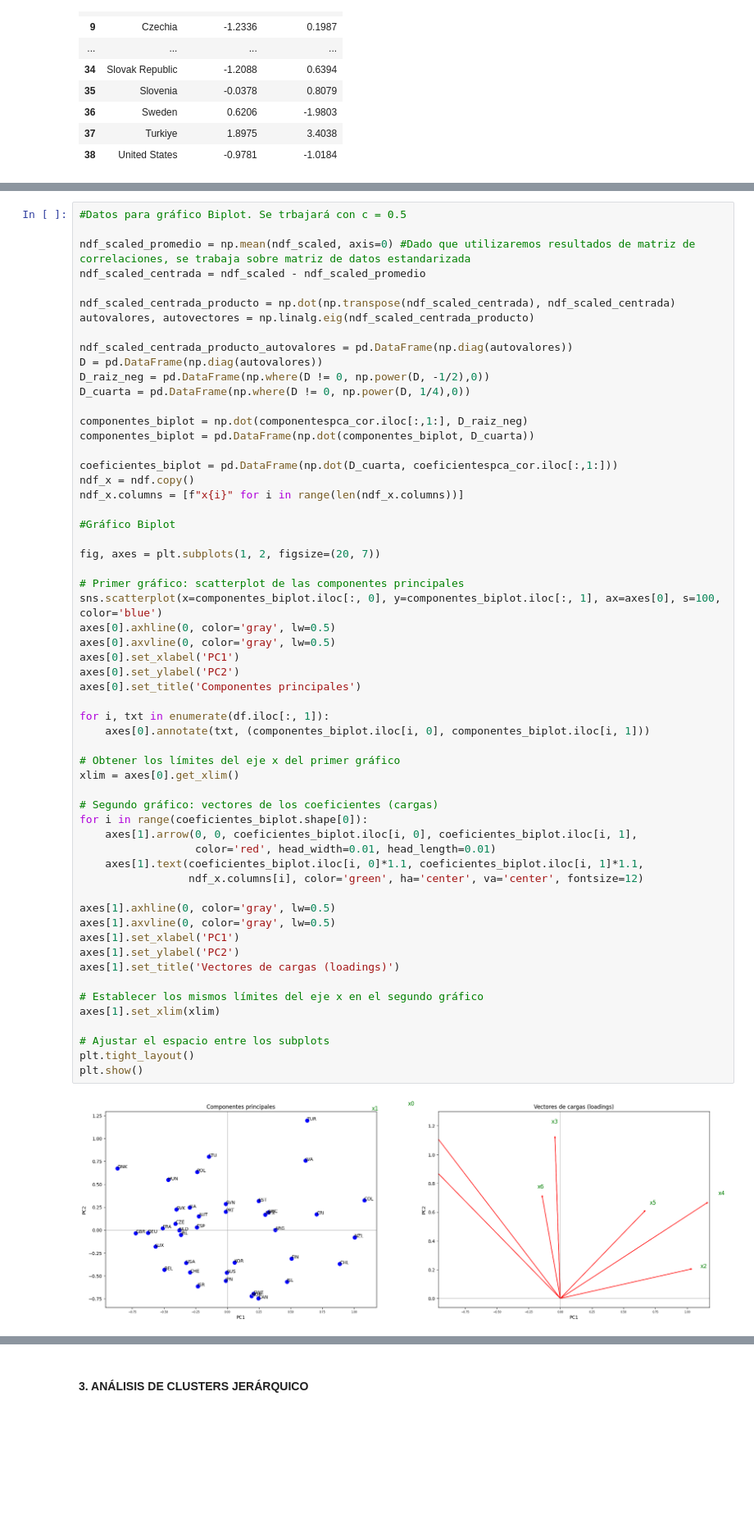
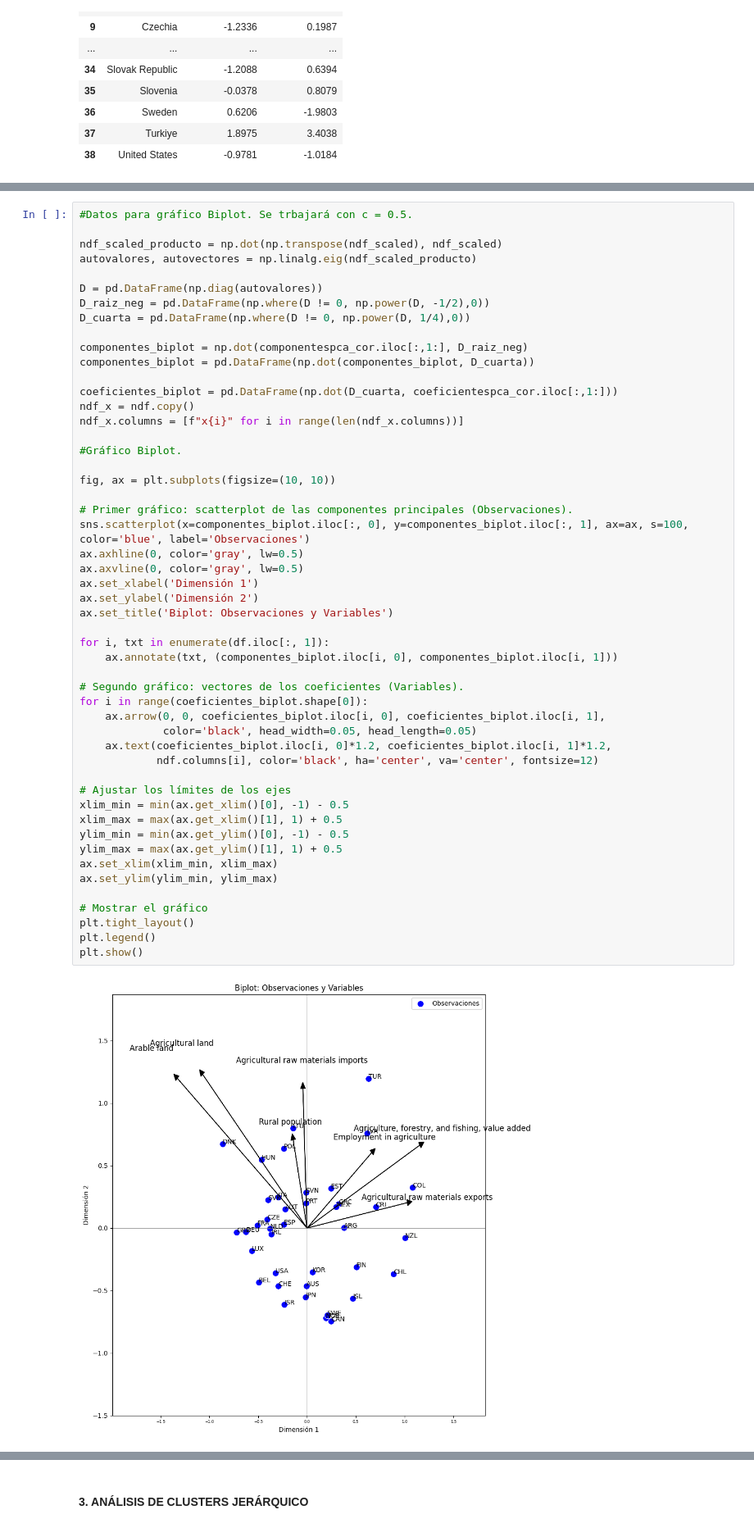
Before and after one commit to DavidGuzzi/MECMT04, a Jupyter notebook: AEM_dignani_guzzi.ipynb, the cells around one changed output, grey strips where cells are left out. Shown at 82% size. Drawn from its saved outputs; the diff is of its cells as text; blank space fills up the shorter version.

```diff
--- a/AEM_dignani_guzzi.ipynb
+++ b/AEM_dignani_guzzi.ipynb
@@ -469,60 +507,53 @@ cor_pca_variables
 # %%
-#Datos para gráfico Biplot. Se trbajará con c = 0.5
+#Datos para gráfico Biplot. Se trbajará con c = 0.5.
 
-ndf_scaled_promedio = np.mean(ndf_scaled, axis=0) #Dado que utilizaremos resultados de matriz de correlaciones, se trabaja sobre matriz de datos estandarizada
-ndf_scaled_centrada = ndf_scaled - ndf_scaled_promedio
+ndf_scaled_producto = np.dot(np.transpose(ndf_scaled), ndf_scaled)
+autovalores, autovectores = np.linalg.eig(ndf_scaled_producto)
 
-ndf_scaled_centrada_producto = np.dot(np.transpose(ndf_scaled_centrada), ndf_scaled_centrada)
-autovalores, autovectores = np.linalg.eig(ndf_scaled_centrada_producto)
-
-ndf_scaled_centrada_producto_autovalores = pd.DataFrame(np.diag(autovalores))
 D = pd.DataFrame(np.diag(autovalores))
 D_raiz_neg = pd.DataFrame(np.where(D != 0, np.power(D, -1/2),0))
 D_cuarta = pd.DataFrame(np.where(D != 0, np.power(D, 1/4),0))
 
 componentes_biplot = np.dot(componentespca_cor.iloc[:,1:], D_raiz_neg)
 componentes_biplot = pd.DataFrame(np.dot(componentes_biplot, D_cuarta))
 
 coeficientes_biplot = pd.DataFrame(np.dot(D_cuarta, coeficientespca_cor.iloc[:,1:]))
 ndf_x = ndf.copy()
 ndf_x.columns = [f"x{i}" for i in range(len(ndf_x.columns))]
 
-#Gráfico Biplot
+#Gráfico Biplot.
 
-fig, axes = plt.subplots(1, 2, figsize=(20, 7))
+fig, ax = plt.subplots(figsize=(10, 10))
 
-# Primer gráfico: scatterplot de las componentes principales
-sns.scatterplot(x=componentes_biplot.iloc[:, 0], y=componentes_biplot.iloc[:, 1], ax=axes[0], s=100, color='blue')
-axes[0].axhline(0, color='gray', lw=0.5)
-axes[0].axvline(0, color='gray', lw=0.5)
-axes[0].set_xlabel('PC1')
-axes[0].set_ylabel('PC2')
-axes[0].set_title('Componentes principales')
+# Primer gráfico: scatterplot de las componentes principales (Observaciones).
+sns.scatterplot(x=componentes_biplot.iloc[:, 0], y=componentes_biplot.iloc[:, 1], ax=ax, s=100, color='blue', label='Observaciones')
+ax.axhline(0, color='gray', lw=0.5)
+ax.axvline(0, color='gray', lw=0.5)
+ax.set_xlabel('Dimensión 1')
+ax.set_ylabel('Dimensión 2')
+ax.set_title('Biplot: Observaciones y Variables')
 
 for i, txt in enumerate(df.iloc[:, 1]):
-    axes[0].annotate(txt, (componentes_biplot.iloc[i, 0], componentes_biplot.iloc[i, 1]))
+    ax.annotate(txt, (componentes_biplot.iloc[i, 0], componentes_biplot.iloc[i, 1]))
 
-# Obtener los límites del eje x del primer gráfico
-xlim = axes[0].get_xlim()
+# Segundo gráfico: vectores de los coeficientes (Variables).
+for i in range(coeficientes_biplot.shape[0]):
+    ax.arrow(0, 0, coeficientes_biplot.iloc[i, 0], coeficientes_biplot.iloc[i, 1],
+             color='black', head_width=0.05, head_length=0.05)
+    ax.text(coeficientes_biplot.iloc[i, 0]*1.2, coeficientes_biplot.iloc[i, 1]*1.2,
+            ndf.columns[i], color='black', ha='center', va='center', fontsize=12)
 
-# Segundo gráfico: vectores de los coeficientes (cargas)
-for i in range(coeficientes_biplot.shape[0]):
-    axes[1].arrow(0, 0, coeficientes_biplot.iloc[i, 0], coeficientes_biplot.iloc[i, 1],
-                  color='red', head_width=0.01, head_length=0.01)
-    axes[1].text(coeficientes_biplot.iloc[i, 0]*1.1, coeficientes_biplot.iloc[i, 1]*1.1,
-                 ndf_x.columns[i], color='green', ha='center', va='center', fontsize=12)
+# Ajustar los límites de los ejes
+xlim_min = min(ax.get_xlim()[0], -1) - 0.5
+xlim_max = max(ax.get_xlim()[1], 1) + 0.5
+ylim_min = min(ax.get_ylim()[0], -1) - 0.5
+ylim_max = max(ax.get_ylim()[1], 1) + 0.5
+ax.set_xlim(xlim_min, xlim_max)
+ax.set_ylim(ylim_min, ylim_max)
 
-axes[1].axhline(0, color='gray', lw=0.5)
-axes[1].axvline(0, color='gray', lw=0.5)
-axes[1].set_xlabel('PC1')
-axes[1].set_ylabel('PC2')
-axes[1].set_title('Vectores de cargas (loadings)')
-
-# Establecer los mismos límites del eje x en el segundo gráfico
-axes[1].set_xlim(xlim)
-
-# Ajustar el espacio entre los subplots
+# Mostrar el gráfico
 plt.tight_layout()
+plt.legend()
 plt.show()
 # %% [output]
-[figure, old version]
+[figure, new version]
```
Also changed, not shown: parts of 15 cells of this notebook, 5 other files.
